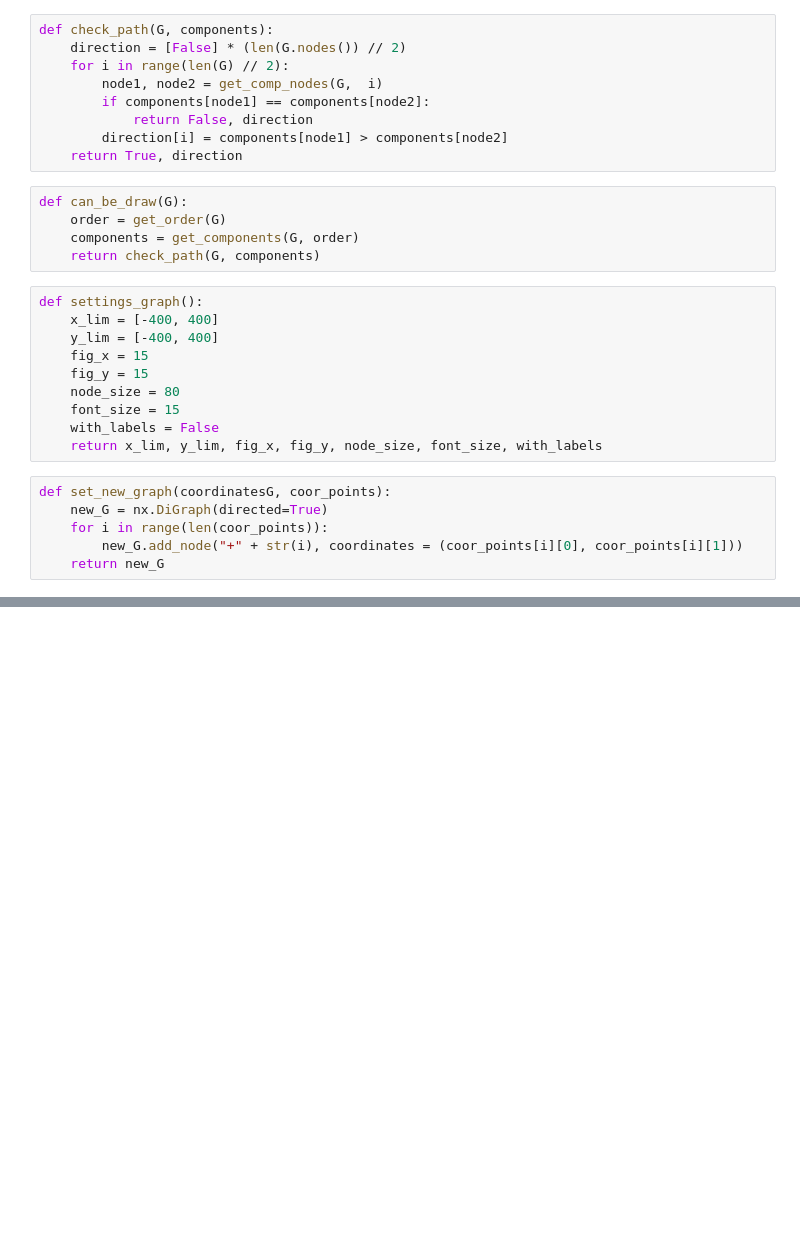
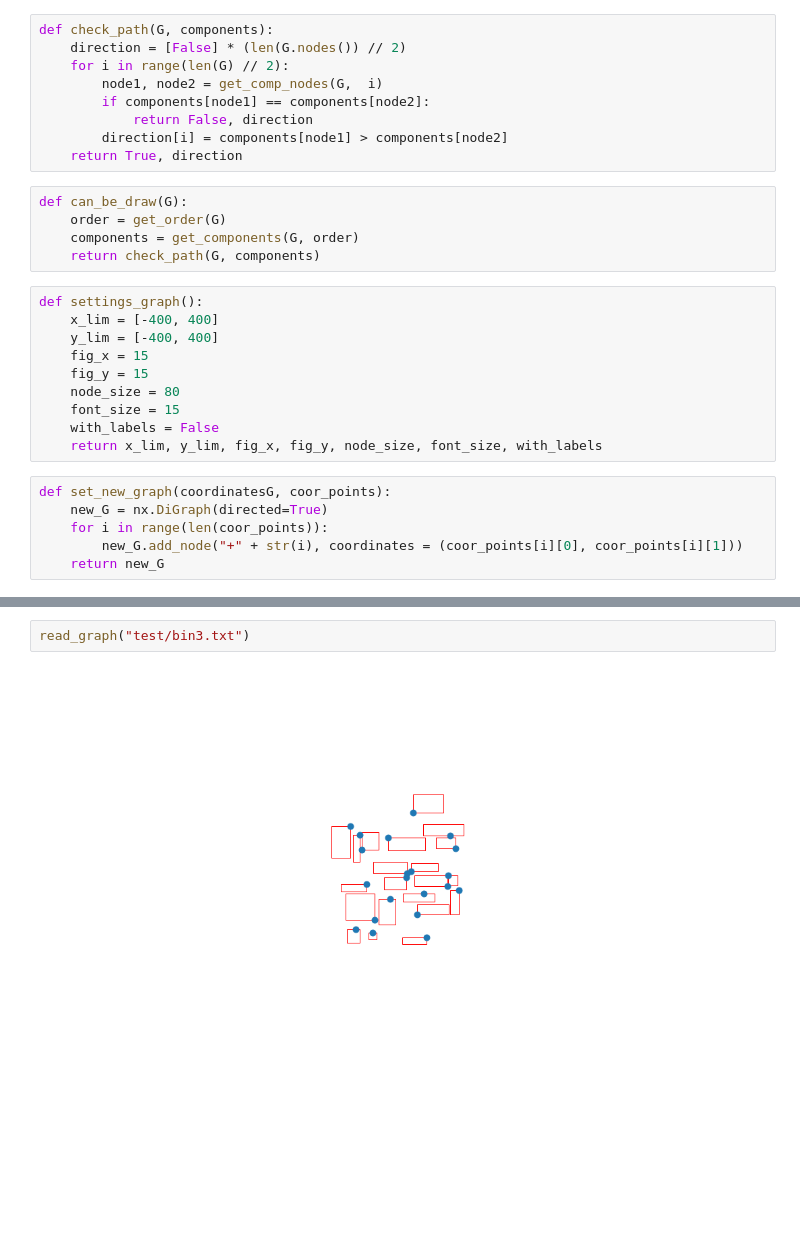
Before and after one commit to Tiger20111/ATD, a Jupyter notebook: homework3/LabelPlacement.ipynb, the cells around one changed output, grey strips where cells are left out. Drawn from its saved outputs; the diff is of its cells as text; blank space fills up the shorter version.

```diff
--- a/homework3/LabelPlacement.ipynb
+++ b/homework3/LabelPlacement.ipynb
@@ -209,3 +208,7 @@ read_graph("test/bin1.txt")
+# %%
+read_graph("test/bin3.txt")
+# %% [output]
+[figure, added]
 # %%
 read_graph("test/bin4.txt")
 # %% [output]
```
Also changed, not shown: parts of 11 cells of this notebook.
